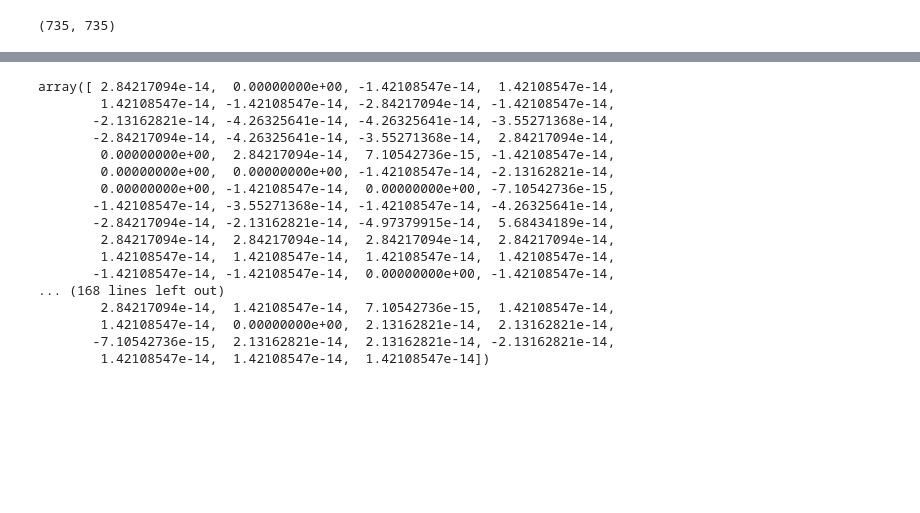
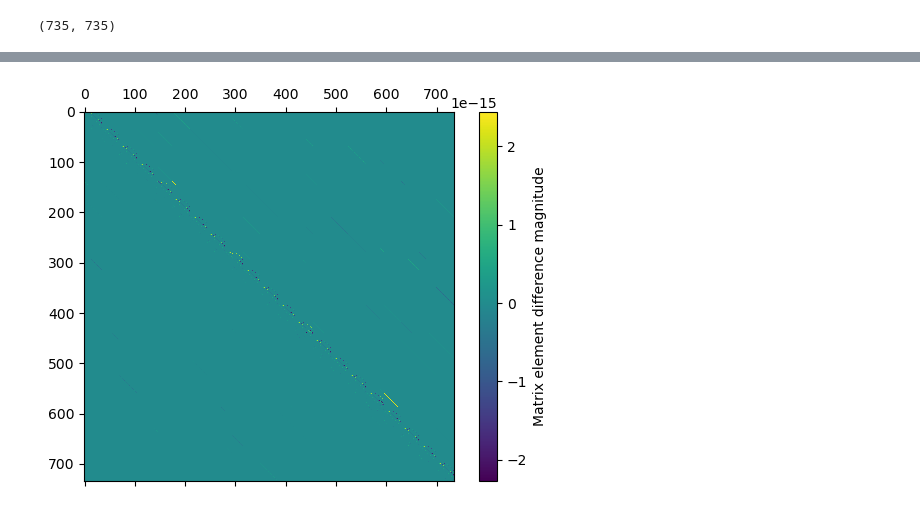
Before and after one commit to osbritton1/hci, a Jupyter notebook: scratch_testing.ipynb, the cells around one changed output, grey strips where cells are left out. Drawn from its saved outputs; the diff is of its cells as text; code cells hidden in the pictures; blank space fills up the shorter version.

```diff
--- a/scratch_testing.ipynb
+++ b/scratch_testing.ipynb
@@ -771,20 +769,10 @@ print(np.argwhere((full_hamiltonian-check_hamiltonian-max_diff)==0))
-# %%
-np.diag(check_hamiltonian)-np.diag(full_hamiltonian)
-# %% [output]
-array([ 2.84217094e-14,  0.00000000e+00, -1.42108547e-14,  1.42108547e-14,
-        1.42108547e-14, -1.42108547e-14, -2.84217094e-14, -1.42108547e-14,
-       -2.13162821e-14, -4.26325641e-14, -4.26325641e-14, -3.55271368e-14,
-       -2.84217094e-14, -4.26325641e-14, -3.55271368e-14,  2.84217094e-14,
-        0.00000000e+00,  2.84217094e-14,  7.10542736e-15, -1.42108547e-14,
-        0.00000000e+00,  0.00000000e+00, -1.42108547e-14, -2.13162821e-14,
-        0.00000000e+00, -1.42108547e-14,  0.00000000e+00, -7.10542736e-15,
-       -1.42108547e-14, -3.55271368e-14, -1.42108547e-14, -4.26325641e-14,
-       -2.84217094e-14, -2.13162821e-14, -4.97379915e-14,  5.68434189e-14,
-        2.84217094e-14,  2.84217094e-14,  2.84217094e-14,  2.84217094e-14,
-        1.42108547e-14,  1.42108547e-14,  1.42108547e-14,  1.42108547e-14,
-       -1.42108547e-14, -1.42108547e-14,  0.00000000e+00, -1.42108547e-14,
-... (168 lines left out)
-        2.84217094e-14,  1.42108547e-14,  7.10542736e-15,  1.42108547e-14,
-        1.42108547e-14,  0.00000000e+00,  2.13162821e-14,  2.13162821e-14,
-       -7.10542736e-15,  2.13162821e-14,  2.13162821e-14, -2.13162821e-14,
-        1.42108547e-14,  1.42108547e-14,  1.42108547e-14])
+# %%
+fig, ax = plt.subplots()
+diffs = full_hamiltonian-check_hamiltonian_1
+np.fill_diagonal(diffs, 0.0)
+im = ax.matshow(diffs)
+cbar = fig.colorbar(im, ax=ax)
+cbar.set_label('Matrix element difference magnitude')
+plt.show()
+# %% [output]
+[figure, added]
```
Also changed, not shown: parts of 10 cells of this notebook, 11 other files.
